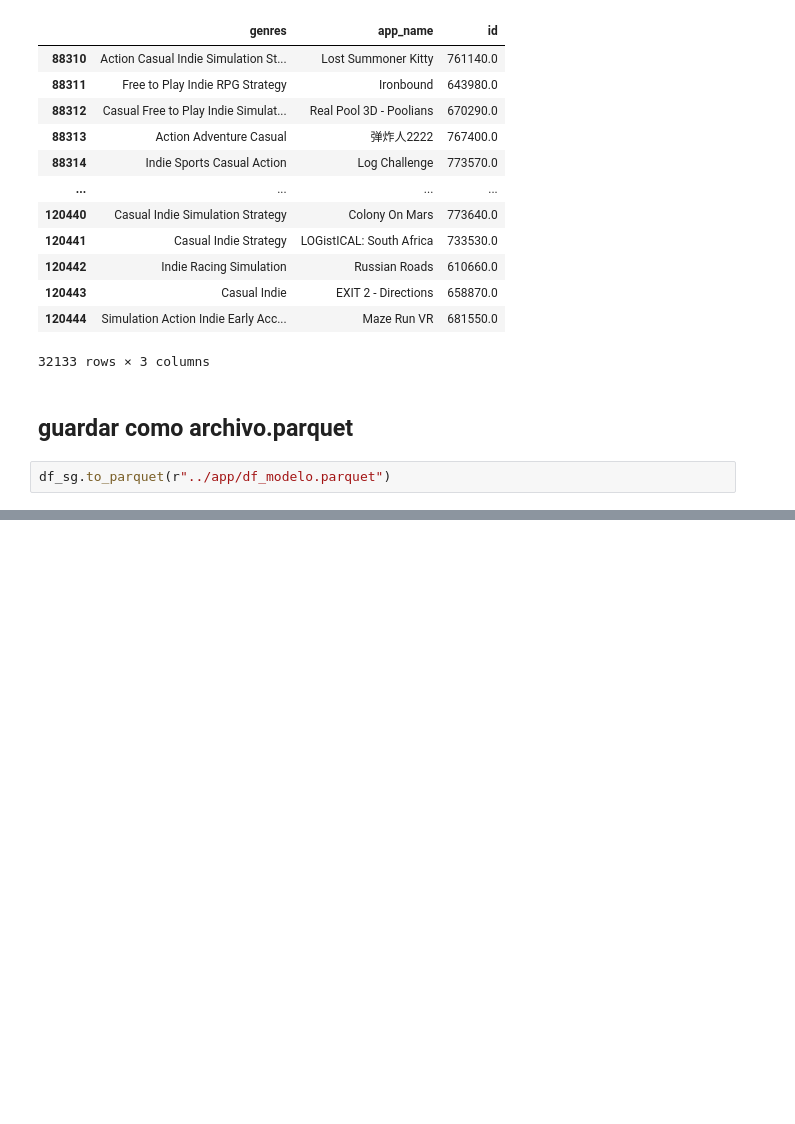
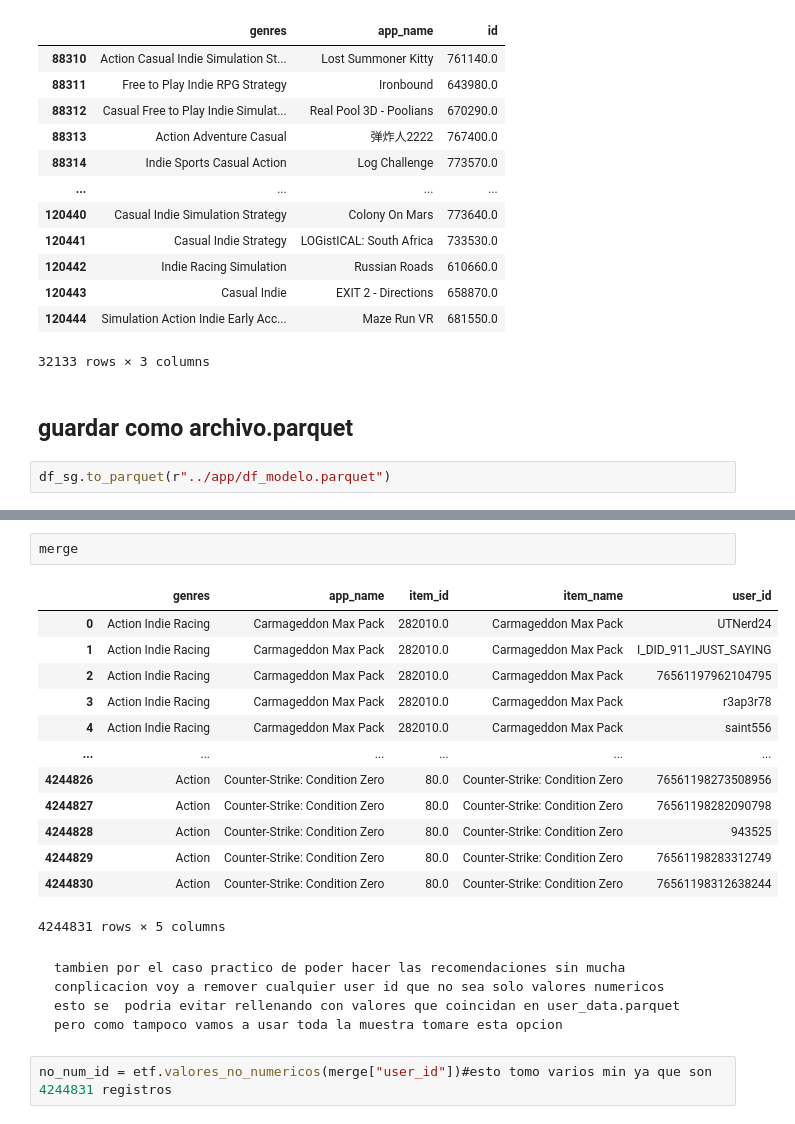
Before and after one commit to tDelbarco/PI_ML_OPS, a Jupyter notebook: ETL_&_EDA/ETL.ipynb, the cells around one changed output, grey strips where cells are left out. Drawn from its saved outputs; the diff is of its cells as text; blank space fills up the shorter version.

```diff
--- a/ETL_&_EDA/ETL.ipynb
+++ b/ETL_&_EDA/ETL.ipynb
@@ -1538,0 +1625,21 @@ df_sg.to_parquet(r"../app/df_modelo.parquet")
+# %%
+merge
+# %% [output]
+|  | genres | app_name | item_id | item_name | user_id |
+| 0 | Action Indie Racing | Carmageddon Max Pack | 282010.0 | Carmageddon Max Pack | UTNerd24 |
+| 1 | Action Indie Racing | Carmageddon Max Pack | 282010.0 | Carmageddon Max Pack | I_DID_911_JUST_SAYING |
+| 2 | Action Indie Racing | Carmageddon Max Pack | 282010.0 | Carmageddon Max Pack | 76561197962104795 |
+| 3 | Action Indie Racing | Carmageddon Max Pack | 282010.0 | Carmageddon Max Pack | r3ap3r78 |
+| 4 | Action Indie Racing | Carmageddon Max Pack | 282010.0 | Carmageddon Max Pack | saint556 |
+| ... | ... | ... | ... | ... | ... |
+| 4244826 | Action | Counter-Strike: Condition Zero | 80.0 | Counter-Strike: Condition Zero | 76561198273508956 |
+| 4244827 | Action | Counter-Strike: Condition Zero | 80.0 | Counter-Strike: Condition Zero | 76561198282090798 |
+| 4244828 | Action | Counter-Strike: Condition Zero | 80.0 | Counter-Strike: Condition Zero | 943525 |
+| 4244829 | Action | Counter-Strike: Condition Zero | 80.0 | Counter-Strike: Condition Zero | 76561198283312749 |
+| 4244830 | Action | Counter-Strike: Condition Zero | 80.0 | Counter-Strike: Condition Zero | 76561198312638244 |
+4244831 rows × 5 columns
+# %% [markdown]
+    tambien por el caso practico de poder hacer las recomendaciones sin mucha conplicacion voy a remover cualquier user id que no sea solo valores numericos
+    esto se  podria evitar rellenando con valores que coincidan en user_data.parquet pero como tampoco vamos a usar toda la muestra tomare esta opcion
+# %%
+no_num_id = etf.valores_no_numericos(merge["user_id"])#esto tomo varios min ya que son 4244831 registros
```
Also changed, not shown: parts of 22 cells of this notebook, 4 other files.
